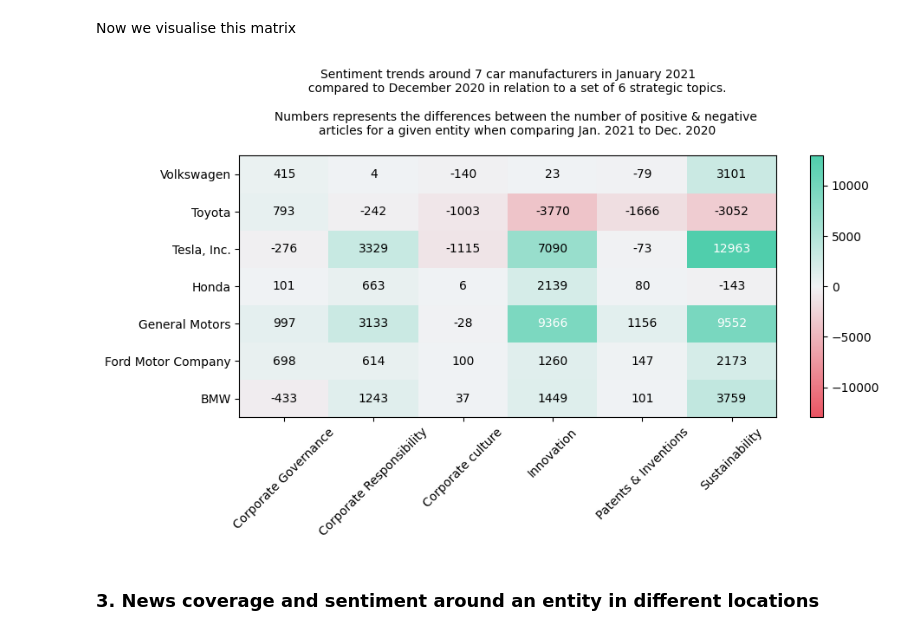
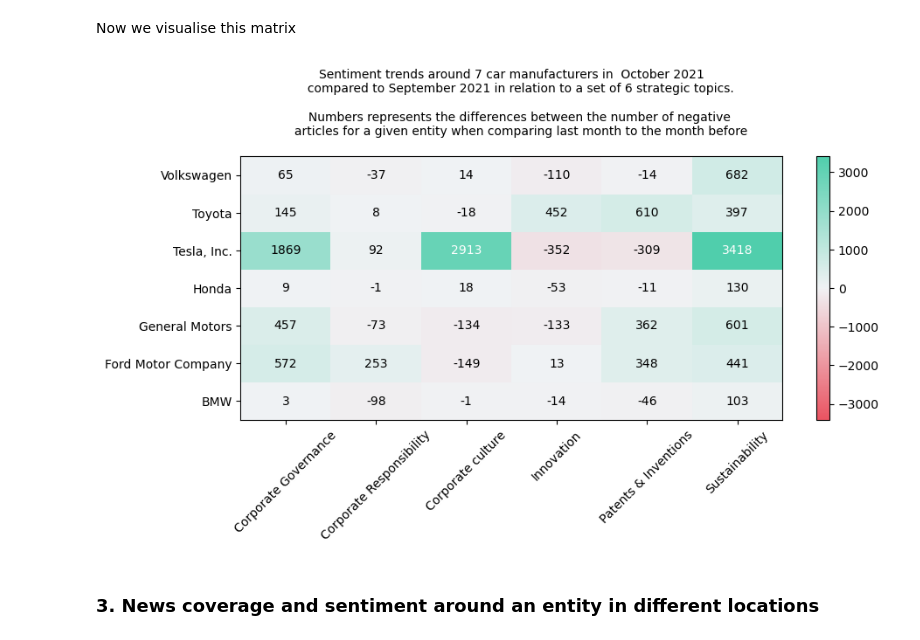
Before and after one commit to signal-ai/signal-api-tools, a Jupyter notebook: notebooks/metrics_tutorial.ipynb, the cells around one changed output. Saved outputs shown, nothing was run; the diff lists cells and outputs as text; code cells hidden in the pictures.

Commit message:
change the metrics to use dates dynamically

```diff
--- a/notebooks/metrics_tutorial.ipynb
+++ b/notebooks/metrics_tutorial.ipynb
@@ -192,13 +196,23 @@ entity_ids = [
     "06608104-0136-4371-ad04-be40fcc306a4",
     "11cab8df-4be1-470f-8f49-8f7f0863ec95",
     "946b44a8-b767-40ca-8093-e90d6af2a9d4"
-    ] ##  IDs of the following car manufacturers: Toyota, Volkswagen, General Motors, Honda, BMW, Tesla, Ford
+] ##  IDs of the following car manufacturers: Toyota, Volkswagen, General Motors, Honda, BMW, Tesla, Ford
+
+
+
+# idnetify the start and end date of the query
+last_day_prev_month = datetime.datetime.today().replace(day=1)- datetime.timedelta(days=1) # if today is 2021-11-19, this will give us 2021-10-31
+last_day_prev_month_str = last_day_prev_month.strftime('%Y-%m-%d')
+first_day_prev_month = last_day_prev_month.replace(day=1)
+
+first_day_2_months_ago = (last_day_prev_month.replace(day=1) - datetime.timedelta(days=1)).replace(day=1) # if today is 2021-11-19, this will give us 2021-09-01
+first_day_2_months_ago_str = first_day_2_months_ago.strftime('%Y-%m-%d')
 
 query = {
     "where": {
         "published-at": {
-            "gte": "2020-12-01",
-            "lt": "2021-02-01"
+            "gte": first_day_2_months_ago_str,
+            "lte": last_day_prev_month_str
         },
         "topics": {
             "id": { "any": topic_ids }
@@ -257,26 +271,26 @@ df.head(10)
 We will now compute a sentiment polarity matrix with two dimensions, entities and topics, for each month. ( sentiment polarity is the total number of positive articles minus the total number of negative articles).
 
 Then, we compute the matrix that shows the delta between the two
+# %%
+month_data_frames = {
+    group: transform_data(date_df.drop(columns=["published-at"])) for group, date_df in df.groupby('published-at')
+}
 # %%
 def transform_data(some_df):
     stacked_df = some_df.groupby(['entity.name', 'topic.name', 'entity.sentiment']).sum().unstack()
     stacked_df.columns = stacked_df.columns.droplevel(0)
 
-    stacked_df['polarity'] = stacked_df.apply(
-        lambda x: x['positive'] - x['negative'],
-        axis=1
-    )
     reseted_df = stacked_df.reset_index()
 
-    return reseted_df.pivot_table(values='polarity', index=reseted_df['entity.name'], columns='topic.name')
+    return reseted_df.pivot_table(values='negative', index=reseted_df['entity.name'], columns='topic.name')
 
 month_data_frames = {
     group: transform_data(date_df.drop(columns=["published-at"])) for group, date_df in df.groupby('published-at')
 }
 
-dec_df = month_data_frames['2020-12-01']
-jan_df = month_data_frames['2021-01-01']
-trend_df= jan_df.sub(dec_df)
+first_df = month_data_frames[first_day_2_months_ago_str]
+second_df = month_data_frames[first_day_prev_month.strftime('%Y-%m-%d')]
+trend_df= second_df.sub(first_df)
 trend_df
 # %% [output]
 | topic.name | Corporate Governance | Corporate Responsibility | Corporate culture | Innovation | Patents & Inventions | ... |
@@ -308,39 +322,42 @@ def show_values(pc, fmt="%d", **kw):
 
 # gradient color map from red to grey to green
 cmap = clr.LinearSegmentedColormap.from_list('', ['#EA5462','#f0f2f4', '#50CEAC'], N=256)
 
 
 fig = plt.figure(figsize=[10,4], dpi=100, facecolor='w')
 ax1 = plt.subplot(111)
 
 # min and max values for the colors
 min_value = trend_df.min().min()
 max_value = trend_df.max().max()
 abs_max=max(abs(min_value), abs(max_value))
 
 pc = ax1.pcolor(trend_df, vmin=-1*abs_max, vmax=abs_max, cmap=cmap)
 show_values(pc)
 plt.colorbar(pc)
 
 ax1.set_xticks(np.arange(trend_df.shape[1]) + 0.5, minor=False)
 ax1.set_yticks(np.arange(trend_df.shape[0]) + 0.5, minor=False)
 
 ax1.set_xticklabels(list(trend_df.columns), rotation=45)
 ax1.set_yticklabels(list(trend_df.index))
 
 
 _ = ax1.set_title(
-    '''Sentiment trends around 7 car manufacturers in January 2021
-     compared to December 2020 in relation to a set of 6 strategic topics.
+    '''Sentiment trends around 7 car manufacturers in  {}
+     compared to {} in relation to a set of 6 strategic topics.
 
-     Numbers represents the differences between the number of positive & negative
-     articles for a given entity when comparing Jan. 2021 to Dec. 2020
-     '''
+     Numbers represents the differences between the number of negative
+     articles for a given entity when comparing last month to the month before
+     '''.format(
+        last_day_prev_month.strftime('%B %Y'),
+        first_day_2_months_ago.strftime('%B %Y')
+    )
 )
 
 ax1.title.set_fontsize(10)
 # %% [output]
-[figure, old version]
+[figure, new version]
 # %% [markdown]
 ### 3. News coverage and sentiment around an entity in different locations
 # %% [markdown]
```
Also changed, not shown: parts of 23 cells of this notebook.
